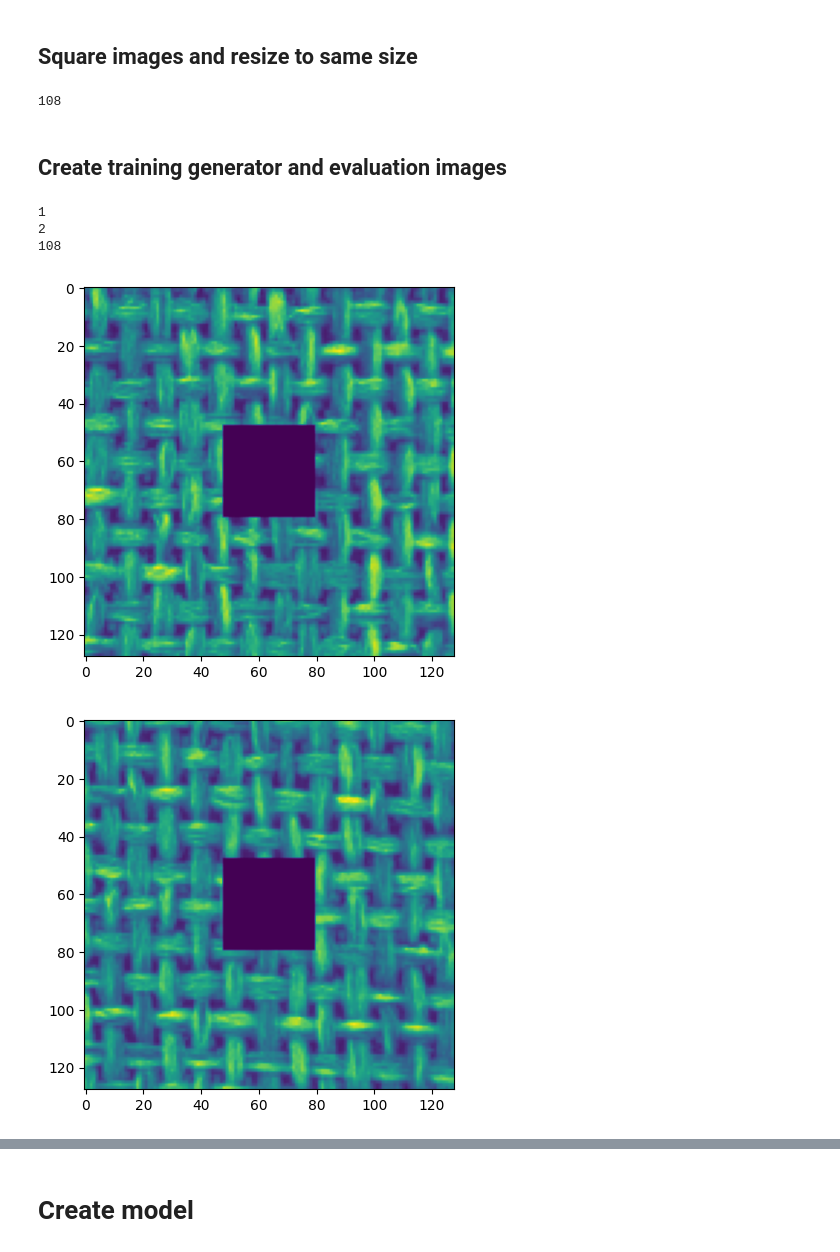
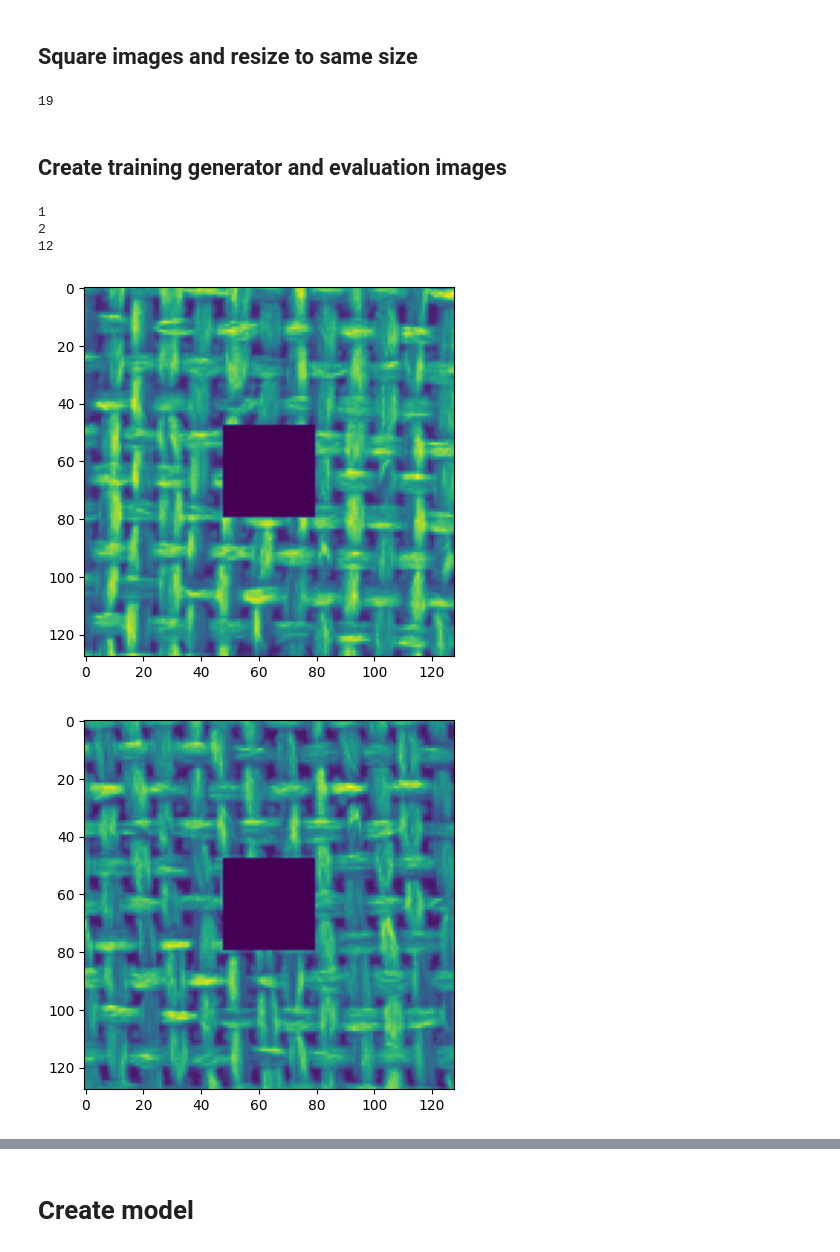
Before and after one commit to NishalyaPethiyagoda/FYP, a Jupyter notebook: main.ipynb, the cells around one changed output, grey strips where cells are left out. Drawn from its saved outputs; the diff is of its cells as text; code cells hidden in the pictures.

Commit message:
model save and predict developed

```diff
--- a/main.ipynb
+++ b/main.ipynb
@@ -35,11 +35,11 @@ if not isdir(OUT_PATH):
 # %%
 patch_size = (128, 128)
 center_size = (32, 32)
-num_train_test = num_test_test = 10
-batch_size = 128
+num_train_test = num_test_test = 2   # 10
+batch_size = 23      #128
 # num_epochs = 500
-num_epochs = 1
-model_width = 2
+num_epochs = 2
+model_width = 1
 # %%
 # # Glob for '*.jpg' files
 # files = glob(join(IMGS_PATH, '*.png'))
@@ -50,7 +50,7 @@ model_width = 2
 # %% [markdown]
 # Load data
 # %%
-files = np.random.choice(glob(join(IMGS_PATH, '*.png')), 128, replace=False)
+files = np.random.choice(glob(join(IMGS_PATH, '*.png')), 23, replace=False)
 train_files = files[ : -(num_train_test + num_test_test)]
 train_test_files, test_test_files = files[-(num_train_test + num_test_test):-num_test_test], files[-num_test_test:]
 # fake_files = glob('data/fake_files/*.png')
@@ -107,29 +107,29 @@ for dataset, imgs in imgss.items():
 
 print(len(imgss['train']))
 # %% [output]
-108
+19
 # %% [markdown]
 ## Create training generator and evaluation images
 # %%
 # train_generator = DataGenerator(imgss['train'], patch_size, center_size, batch_size=batch_size, shuffle=True)
-train_generator = DataGenerator(imgss['train'], patch_size, center_size, batch_size=108, shuffle=True)
+train_generator = DataGenerator(imgss['train'], patch_size, center_size, batch_size=12, shuffle=True)
 
 batch = train_generator[0]   # get first batch
 images_batch = batch[0]      # get a batch of image patches of a single image
 
 # Displaying the first image in the batch
 first_image = images_batch[0]   # get the first path of the image patches
 
 # Assuming first_image is a single image or an array representing an image
 print(len(train_generator))
 print(len(batch))
 print(len(images_batch))
 for img in images_batch[0:3]:
     plt.imshow(img)
     plt.show()
 # %% [output]
 1
 2
-108
+12
-[figure, old version]
+[figure, new version]
-[figure, old version]
+[figure, new version]
```
Also changed, not shown: parts of 17 cells of this notebook, 31 other files.
